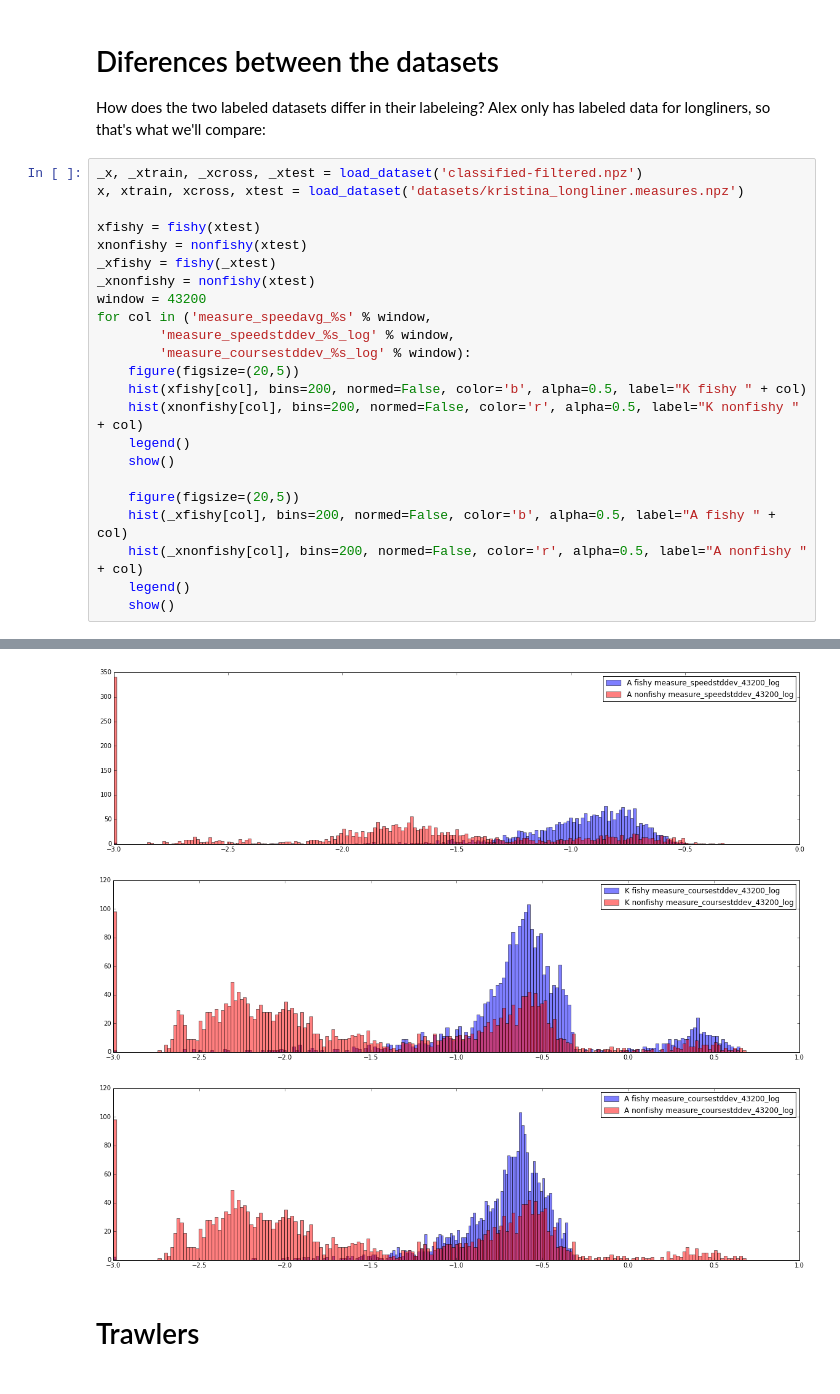
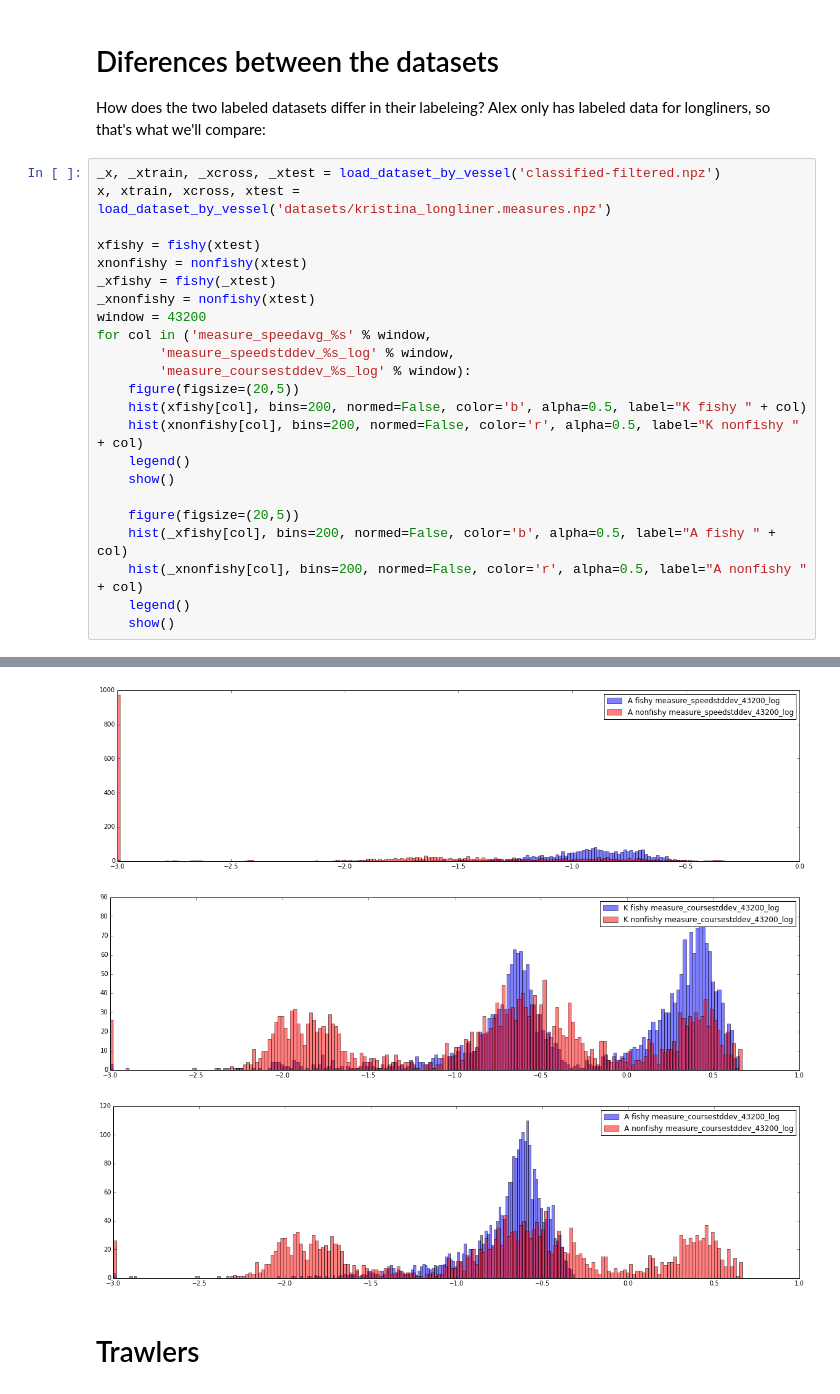
Before and after one commit to GlobalFishingWatch/vessel-scoring, a Jupyter notebook: Score_development.ipynb, the cells around one changed output, grey strips where cells are left out. Cells and saved outputs as stored; diff of their text form.

Commit message:
Change train/valid/test split to keep vessels separate

```diff
--- a/Score_development.ipynb
+++ b/Score_development.ipynb
@@ -87,8 +131,8 @@ Score window: [1800, 3600, 10800, 21600, 43200, 86400]
 # Diferences between the datasets
 How does the two labeled datasets differ in their labeleing? Alex only has labeled data for longliners, so that's what we'll compare:
 # %%
-_x, _xtrain, _xcross, _xtest = load_dataset('classified-filtered.npz')
-x, xtrain, xcross, xtest = load_dataset('datasets/kristina_longliner.measures.npz')
+_x, _xtrain, _xcross, _xtest = load_dataset_by_vessel('classified-filtered.npz')
+x, xtrain, xcross, xtest = load_dataset_by_vessel('datasets/kristina_longliner.measures.npz')
 
 xfishy = fishy(xtest)
 xnonfishy = nonfishy(xtest)
@@ -116,6 +160,6 @@ for col in ('measure_speedavg_%s' % window,
-[figure, old version]
+[figure, new version]
-[figure, old version]
+[figure, new version]
-[figure, old version]
+[figure, new version]
 # %% [markdown]
 # Trawlers
 # %%
```
Also changed, not shown: parts of 14 cells of this notebook, 3 other files.
